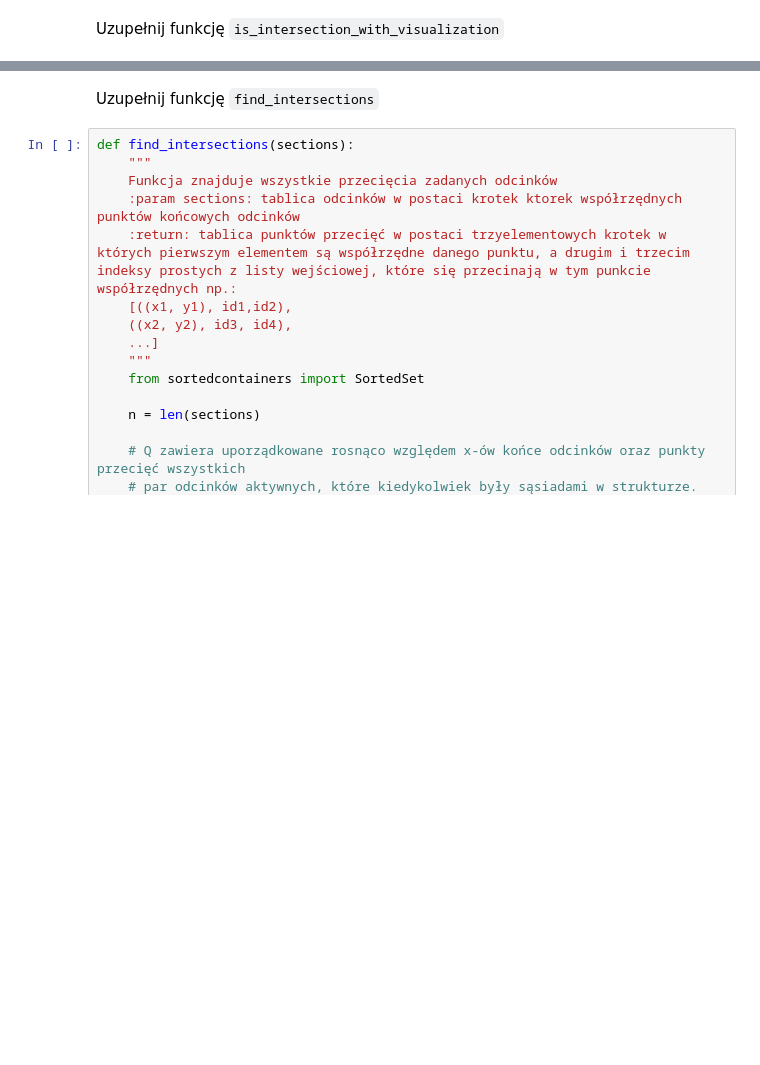
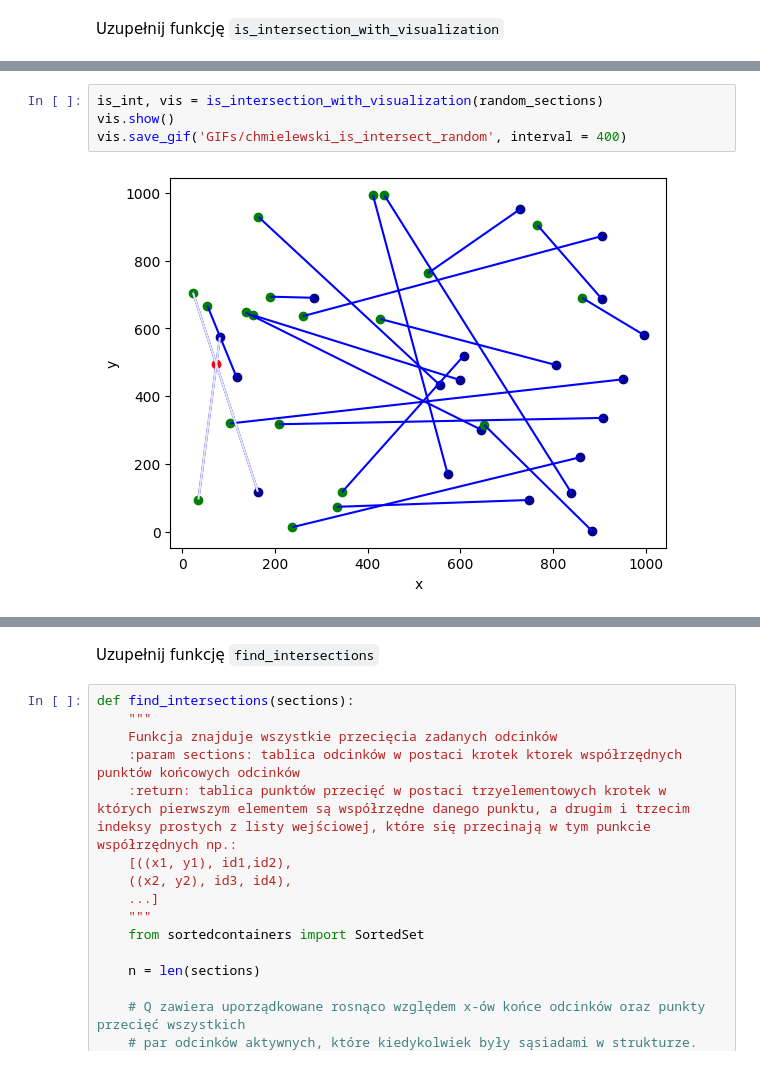
Before and after one commit to NCCMNT/Geometric-Algorithms, a Jupyter notebook: lab4/main.ipynb, the cells around one changed output, grey strips where cells are left out. Cells and saved outputs as stored; diff of their text form; blank space fills up the shorter version.

```diff
--- a/lab4/main.ipynb
+++ b/lab4/main.ipynb
@@ -271,0 +437,6 @@ def is_intersection_with_visualization(sections):
+# %%
+is_int, vis = is_intersection_with_visualization(random_sections)
+vis.show()
+vis.save_gif('GIFs/chmielewski_is_intersect_random', interval = 400)
+# %% [output]
+[figure, added]
```
Also changed, not shown: parts of 22 cells of this notebook, 11 other files.
